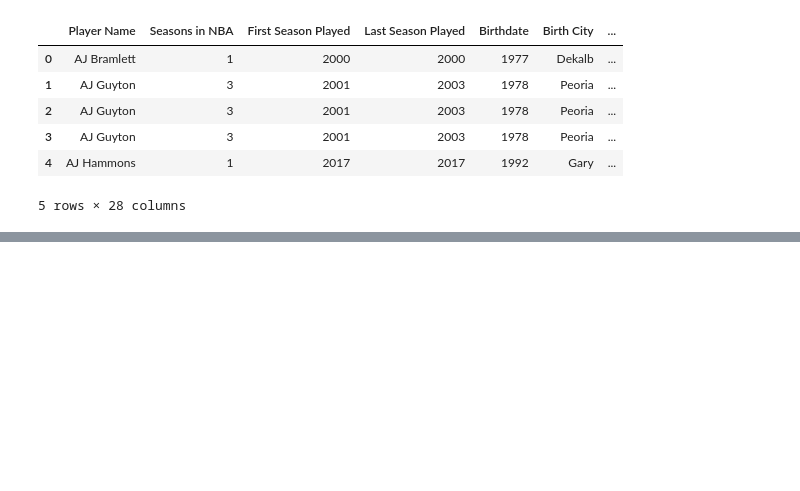
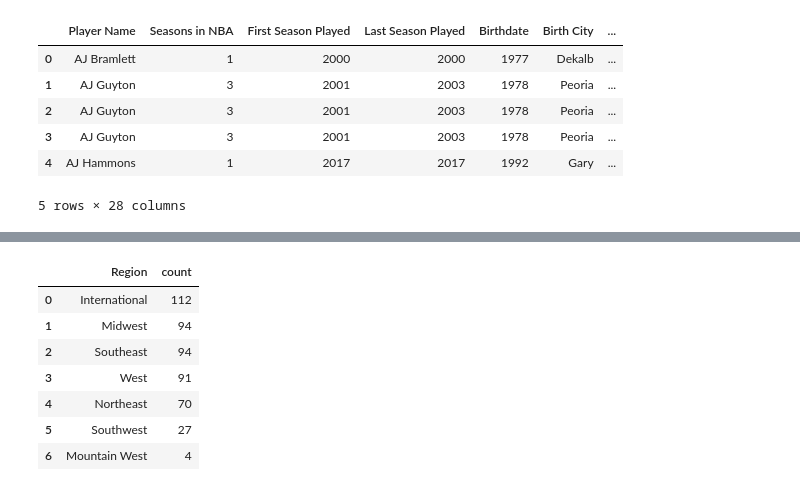
Before and after one commit to emitropoulos/Project-1, a Jupyter notebook: nba_analysis.ipynb, the cells around one changed output, grey strips where cells are left out. Cells and saved outputs as stored; diff of their text form; code cells hidden in the pictures; blank space fills up the shorter version.

```diff
--- a/nba_analysis.ipynb
+++ b/nba_analysis.ipynb
@@ -411,0 +394,16 @@ plt.show()
+# %%
+# Count how many players are from each region during each time period
+region_counts_2020 = season_2019_to_2020['Region'].value_counts().reset_index()
+region_counts_2015 = season_2014_to_2015['Region'].value_counts().reset_index()
+region_counts_2010 = season_2009_to_2010['Region'].value_counts().reset_index()
+region_counts_2005 = season_2004_to_2005['Region'].value_counts().reset_index()
+region_counts_2015
+# %% [output]
+|  | Region | count |
+| 0 | International | 112 |
+| 1 | Midwest | 94 |
+| 2 | Southeast | 94 |
+| 3 | West | 91 |
+| 4 | Northeast | 70 |
+| 5 | Southwest | 27 |
+| 6 | Mountain West | 4 |
```
Also changed, not shown: parts of 12 cells of this notebook.
